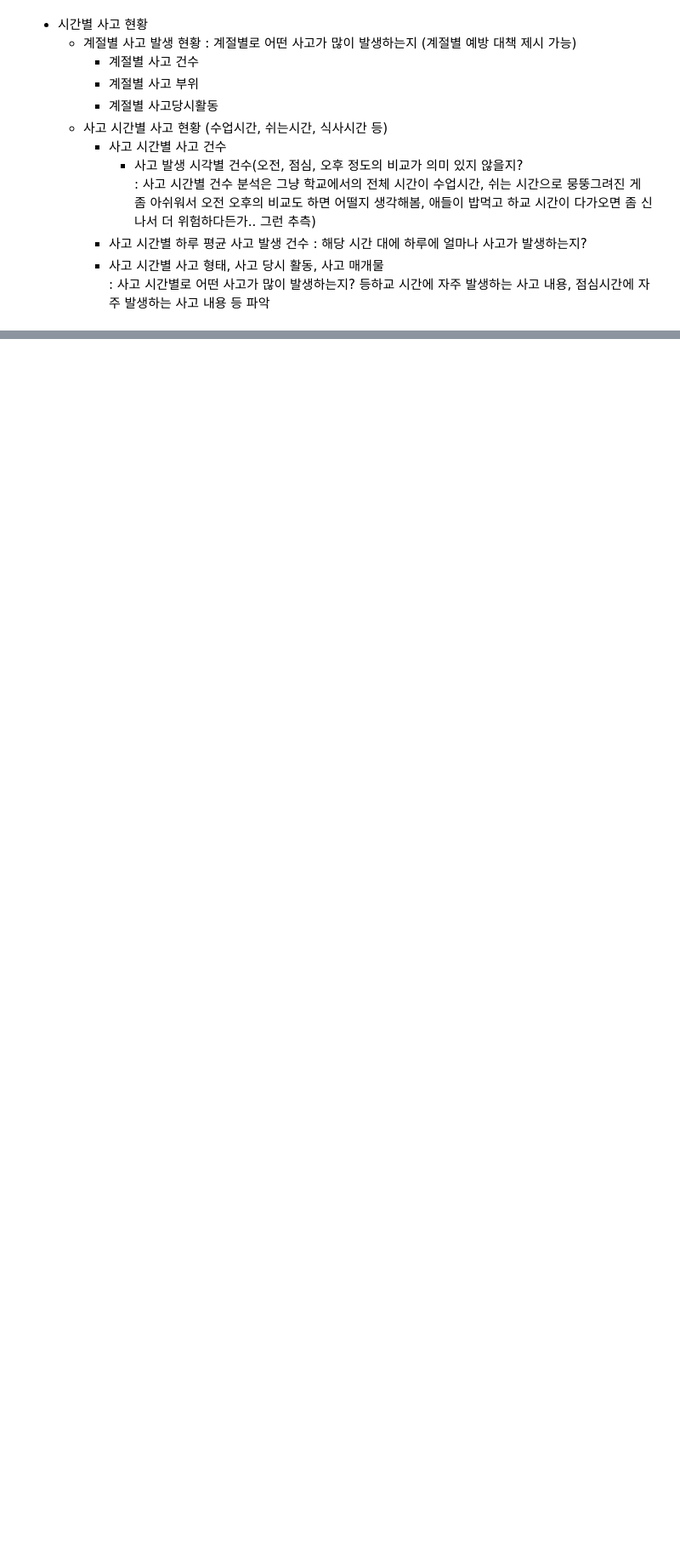
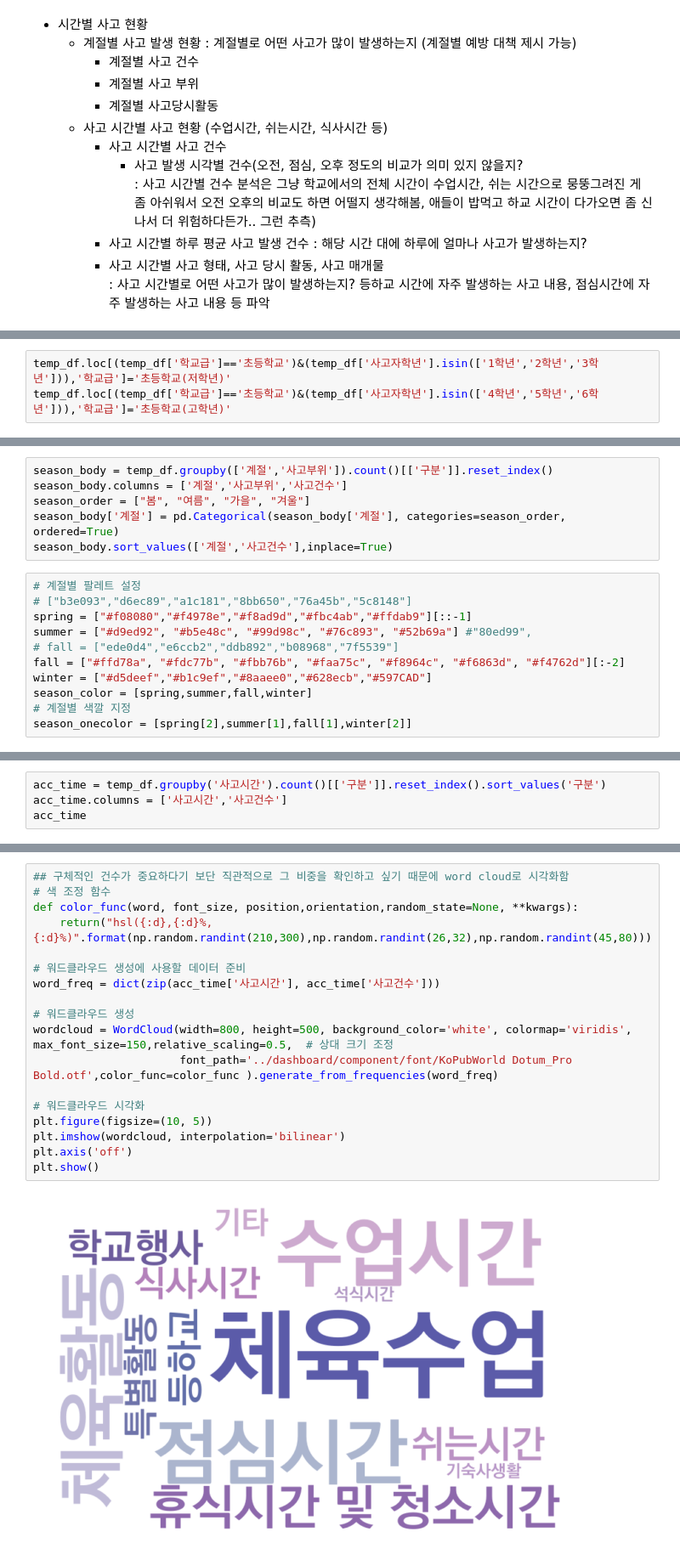
Before and after one commit to CHOIEUNHYE/school-accidents, a Jupyter notebook: code/eda/학교안전사고현황eda_최은혜.ipynb, the cells around one changed output, grey strips where cells are left out. Shown at 85% size. Drawn from its saved outputs; the diff is of its cells as text; blank space fills up the shorter version.

Commit message:
0718 eunhye dashboard update

```diff
--- a/code/eda/학교안전사고현황eda_최은혜.ipynb
+++ b/code/eda/학교안전사고현황eda_최은혜.ipynb
@@ -472,0 +913,3 @@ make_px_chart(acc_how)
+# %%
+temp_df.loc[(temp_df['학교급']=='초등학교')&(temp_df['사고자학년'].isin(['1학년','2학년','3학년'])),'학교급']='초등학교(저학년)'
+temp_df.loc[(temp_df['학교급']=='초등학교')&(temp_df['사고자학년'].isin(['4학년','5학년','6학년'])),'학교급']='초등학교(고학년)'
@@ -472,0 +1125,17 @@ make_px_chart(acc_how)
+# %%
+season_body = temp_df.groupby(['계절','사고부위']).count()[['구분']].reset_index()
+season_body.columns = ['계절','사고부위','사고건수']
+season_order = ["봄", "여름", "가을", "겨울"]
+season_body['계절'] = pd.Categorical(season_body['계절'], categories=season_order, ordered=True)
+season_body.sort_values(['계절','사고건수'],inplace=True)
+# %%
+# 계절별 팔레트 설정
+# ["b3e093","d6ec89","a1c181","8bb650","76a45b","5c8148"]
+spring = ["#f08080","#f4978e","#f8ad9d","#fbc4ab","#ffdab9"][::-1]
+summer = ["#d9ed92", "#b5e48c", "#99d98c", "#76c893", "#52b69a"] #"80ed99",
+# fall = ["ede0d4","e6ccb2","ddb892","b08968","7f5539"]
+fall = ["#ffd78a", "#fdc77b", "#fbb76b", "#faa75c", "#f8964c", "#f6863d", "#f4762d"][:-2]
+winter = ["#d5deef","#b1c9ef","#8aaee0","#628ecb","#597CAD"]
+season_color = [spring,summer,fall,winter]
+# 계절별 색깔 지정
+season_onecolor = [spring[2],summer[1],fall[1],winter[2]]
@@ -472,0 +1333,4 @@ make_px_chart(acc_how)
+# %%
+acc_time = temp_df.groupby('사고시간').count()[['구분']].reset_index().sort_values('구분')
+acc_time.columns = ['사고시간','사고건수']
+acc_time
@@ -472,0 +1352,20 @@ make_px_chart(acc_how)
+# %%
+## 구체적인 건수가 중요하다기 보단 직관적으로 그 비중을 확인하고 싶기 때문에 word cloud로 시각화함
+# 색 조정 함수
+def color_func(word, font_size, position,orientation,random_state=None, **kwargs):
+    return("hsl({:d},{:d}%, {:d}%)".format(np.random.randint(210,300),np.random.randint(26,32),np.random.randint(45,80)))
+
+# 워드클라우드 생성에 사용할 데이터 준비
+word_freq = dict(zip(acc_time['사고시간'], acc_time['사고건수']))
+
+# 워드클라우드 생성
+wordcloud = WordCloud(width=800, height=500, background_color='white', colormap='viridis', max_font_size=150,relative_scaling=0.5,  # 상대 크기 조정
+                      font_path='../dashboard/component/font/KoPubWorld Dotum_Pro Bold.otf',color_func=color_func ).generate_from_frequencies(word_freq)
+
+# 워드클라우드 시각화
+plt.figure(figsize=(10, 5))
+plt.imshow(wordcloud, interpolation='bilinear')
+plt.axis('off')
+plt.show()
+# %% [output]
+[figure, added]
```
Also changed, not shown: parts of 88 cells of this notebook, 3 other files.
